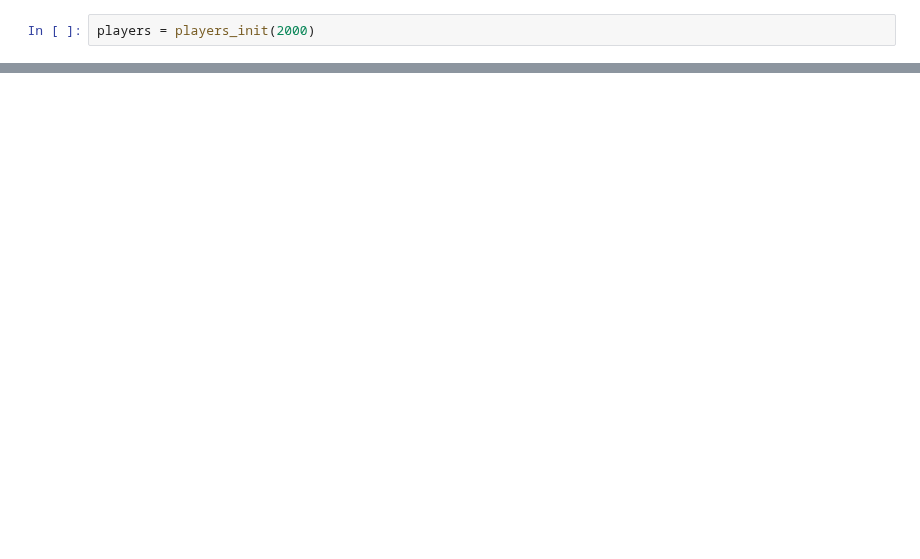
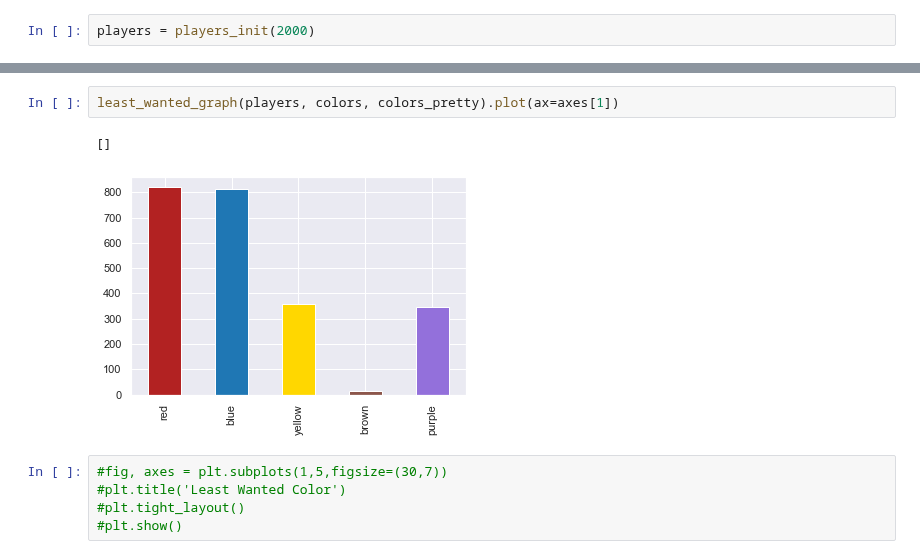
Before and after one commit to charzho/fiveflushes, a Jupyter notebook: five_flushes.ipynb, the cells around one changed output, grey strips where cells are left out. Saved outputs shown, nothing was run; the diff lists cells and outputs as text; blank space fills up the shorter version.

```diff
--- a/five_flushes.ipynb
+++ b/five_flushes.ipynb
@@ -59,0 +82,10 @@ least_df.sum().plot.bar(title='Least Wanted Color',color=colors_pretty)
+# %%
+least_wanted_graph(players, colors, colors_pretty).plot(ax=axes[1])
+# %% [output]
+[]
+[figure, added]
+# %%
+#fig, axes = plt.subplots(1,5,figsize=(30,7))
+#plt.title('Least Wanted Color')
+#plt.tight_layout()
+#plt.show()
```
Also changed, not shown: parts of 13 cells of this notebook.
